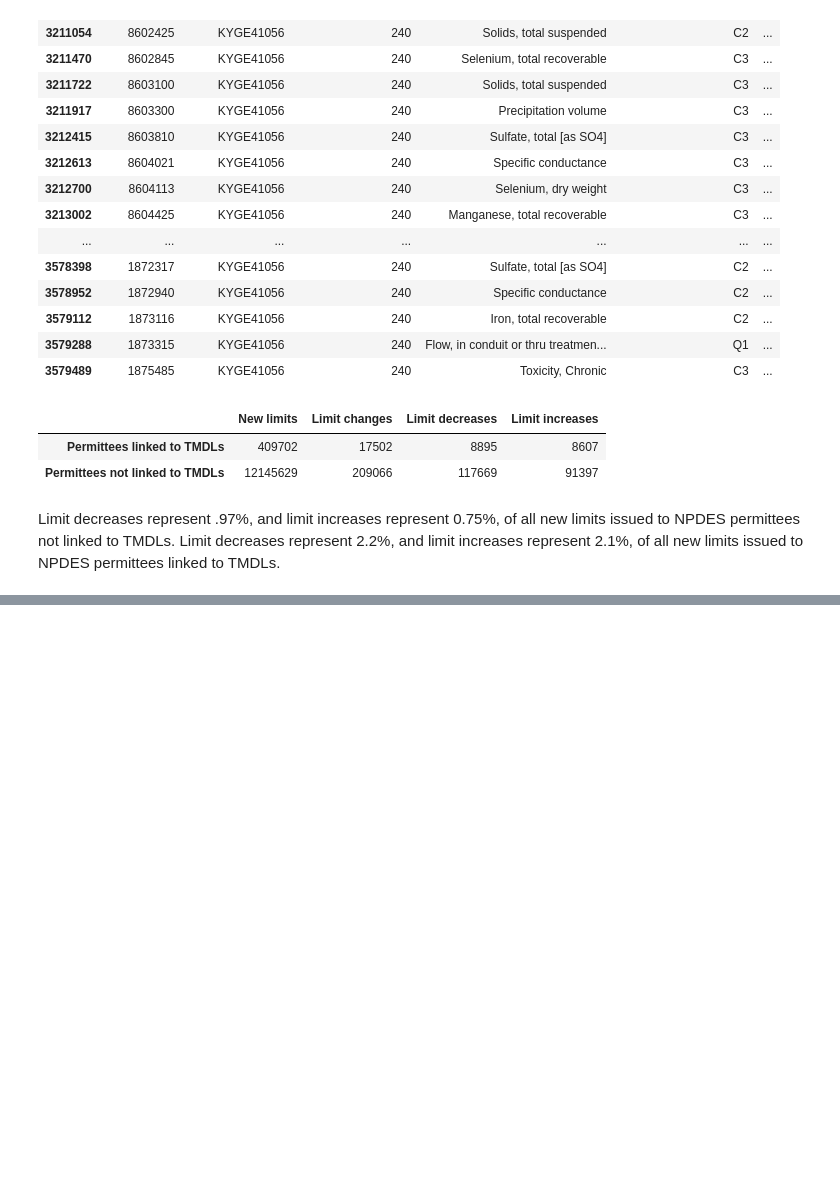
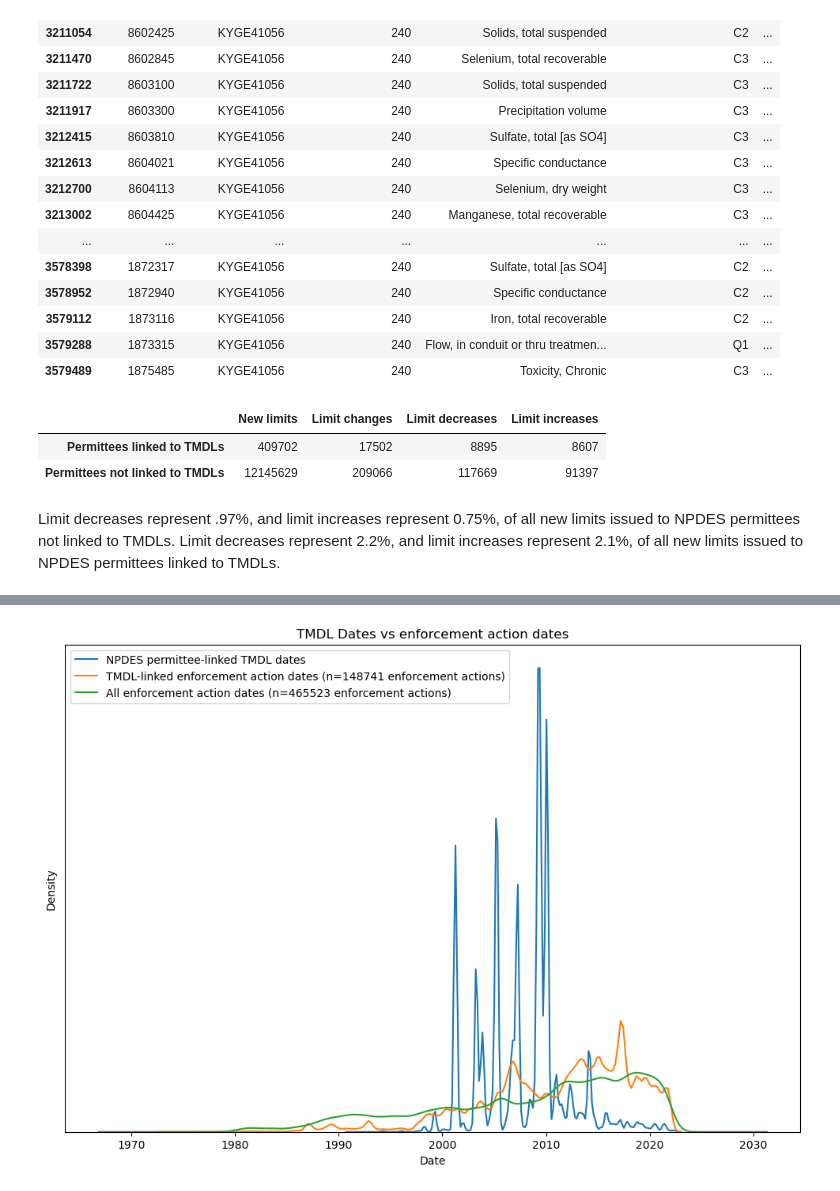
Before and after one commit to reglab/TMDLs_archived, a Jupyter notebook: TMDLS_limit_changes.ipynb, the cells around one changed output, grey strips where cells are left out. Saved outputs shown, nothing was run; the diff lists cells and outputs as text; code cells hidden in the pictures; blank space fills up the shorter version.

```diff
--- a/TMDLS_limit_changes.ipynb
+++ b/TMDLS_limit_changes.ipynb
@@ -866,0 +894,13 @@ Limit decreases represent 2.2%, and limit increases represent 2.1%, of all new l
+# %%
+plt.style.use('default')
+plt.figure(figsize=(12, 8));
+plt.ylabel('Density')
+plt.xlabel('Date')
+plt.yticks([])
+sns.kdeplot(data=tmdls_enforcements_merged, x='TMDLDate', label='NPDES permittee-linked TMDL dates');
+sns.kdeplot(data=tmdls_enforcements_merged, x='enforcement_action_date', label='TMDL-linked enforcement action dates (n=' + str(len(tmdls_enforcements_merged.drop_duplicates('enf_identifier'))) + ' enforcement actions)');
+sns.kdeplot(data=npdes_enforcement_actions, x='enforcement_action_date', label='All enforcement action dates (n=' + str(len(npdes_enforcement_actions.drop_duplicates('enf_identifier'))) + ' enforcement actions)');
+plt.title('TMDL Dates vs enforcement action dates');
+plt.legend();
+# %% [output]
+[figure, added]
```
Also changed, not shown: parts of 4 cells of this notebook.
